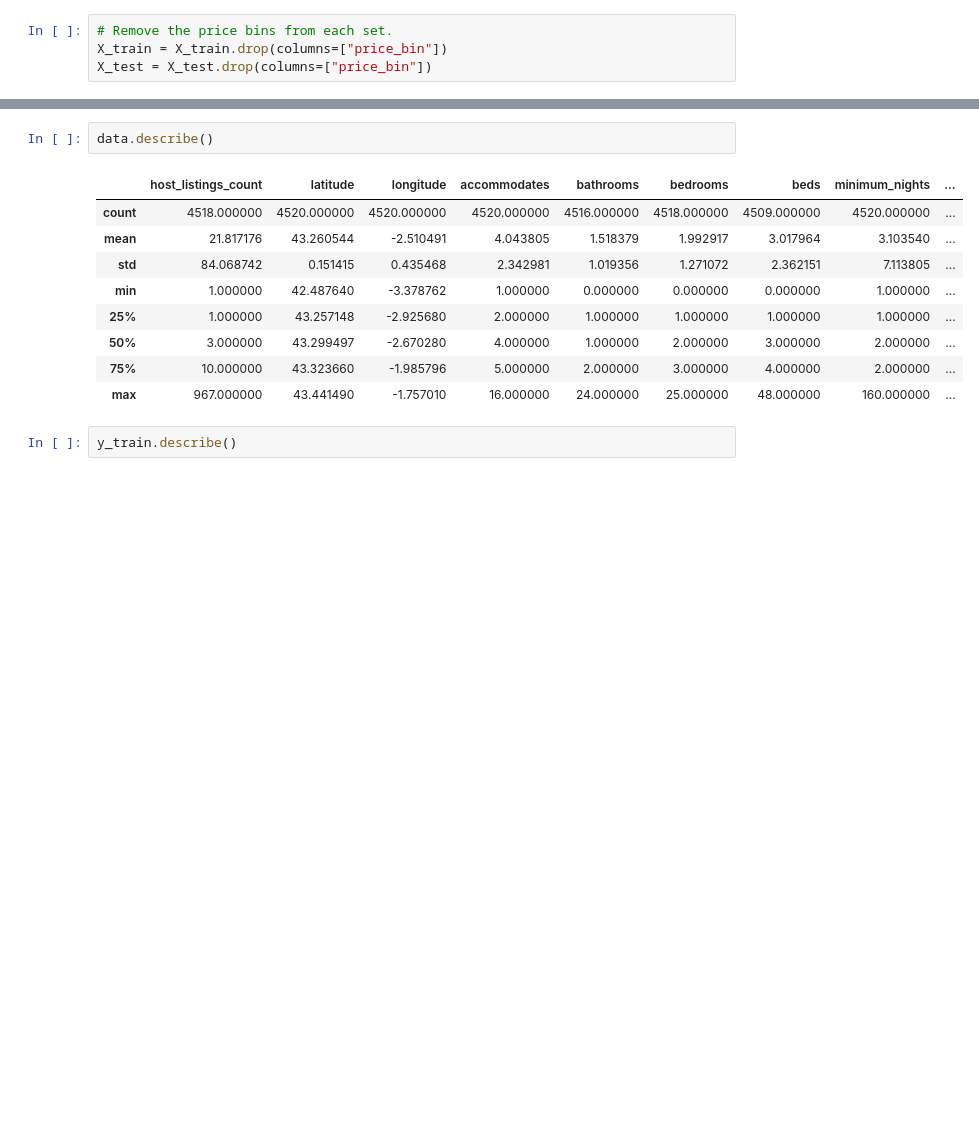
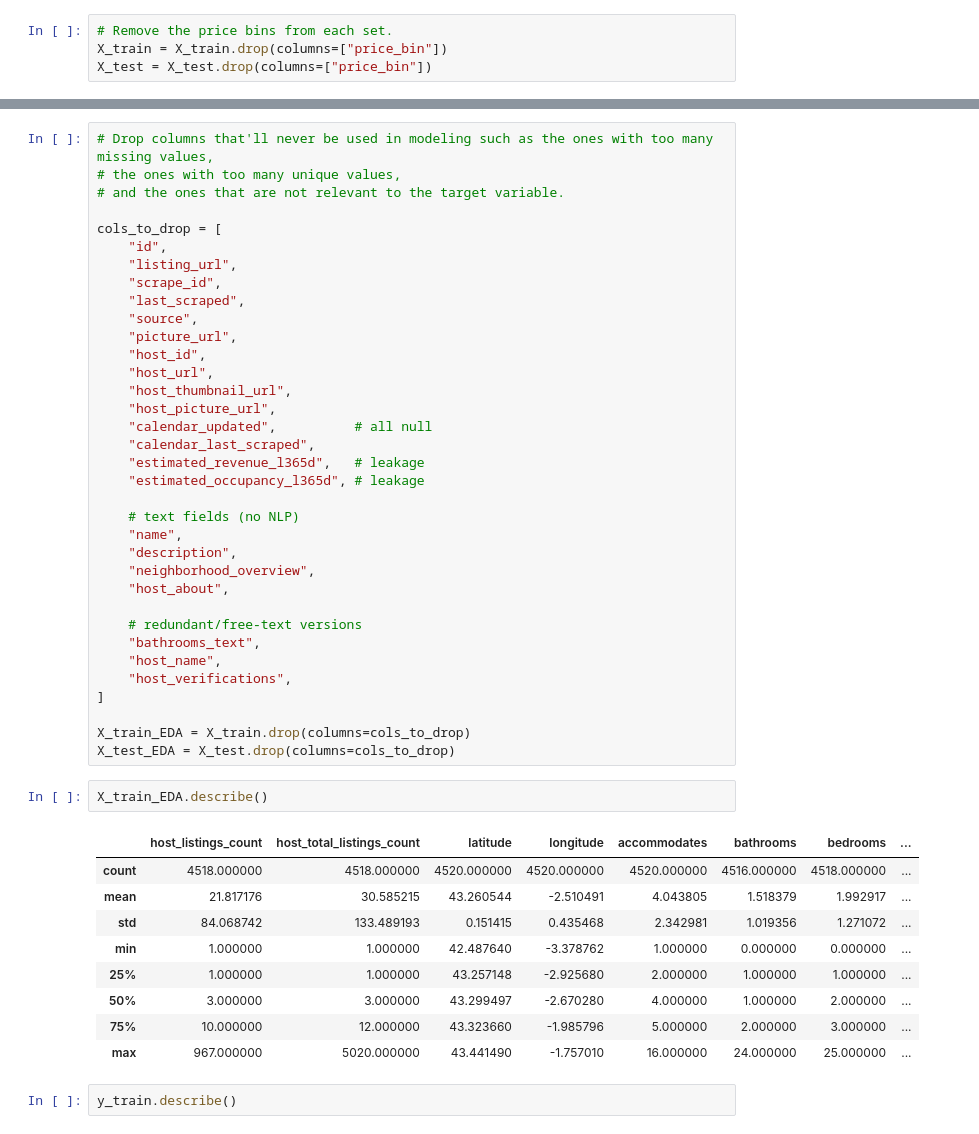
Before and after one commit to Batujan/Airbnb_Basque_Country_Price_Prediction, a Jupyter notebook: notebooks/01_data_exploration.ipynb, the cells around one changed output, grey strips where cells are left out. Cells and saved outputs as stored; diff of their text form; blank space fills up the shorter version.

```diff
--- a/notebooks/01_data_exploration.ipynb
+++ b/notebooks/01_data_exploration.ipynb
@@ -195,15 +144,50 @@ data = data.drop(columns=cols_to_drop)
+# %%
+# Drop columns that'll never be used in modeling such as the ones with too many missing values,
+# the ones with too many unique values,
+# and the ones that are not relevant to the target variable.
+
+cols_to_drop = [
+    "id",
+    "listing_url",
+    "scrape_id",
+    "last_scraped",
+    "source",
+    "picture_url",
+    "host_id",
+    "host_url",
+    "host_thumbnail_url",
+    "host_picture_url",
+    "calendar_updated",          # all null
+    "calendar_last_scraped",
+    "estimated_revenue_l365d",   # leakage
+    "estimated_occupancy_l365d", # leakage
+
+    # text fields (no NLP)
+    "name",
+    "description",
+    "neighborhood_overview",
+    "host_about",
+
+    # redundant/free-text versions
+    "bathrooms_text",
+    "host_name",
+    "host_verifications",
+]
+
+X_train_EDA = X_train.drop(columns=cols_to_drop)
+X_test_EDA = X_test.drop(columns=cols_to_drop)
 # %%
-data.describe()
+X_train_EDA.describe()
 # %% [output]
-|  | host_listings_count | latitude | longitude | accommodates | bathrooms | bedrooms | beds | minimum_nights | ... |
-| count | 4518.000000 | 4520.000000 | 4520.000000 | 4520.000000 | 4516.000000 | 4518.000000 | 4509.000000 | 4520.000000 | ... |
-| mean | 21.817176 | 43.260544 | -2.510491 | 4.043805 | 1.518379 | 1.992917 | 3.017964 | 3.103540 | ... |
-| std | 84.068742 | 0.151415 | 0.435468 | 2.342981 | 1.019356 | 1.271072 | 2.362151 | 7.113805 | ... |
-| min | 1.000000 | 42.487640 | -3.378762 | 1.000000 | 0.000000 | 0.000000 | 0.000000 | 1.000000 | ... |
-| 25% | 1.000000 | 43.257148 | -2.925680 | 2.000000 | 1.000000 | 1.000000 | 1.000000 | 1.000000 | ... |
-| 50% | 3.000000 | 43.299497 | -2.670280 | 4.000000 | 1.000000 | 2.000000 | 3.000000 | 2.000000 | ... |
-| 75% | 10.000000 | 43.323660 | -1.985796 | 5.000000 | 2.000000 | 3.000000 | 4.000000 | 2.000000 | ... |
-| max | 967.000000 | 43.441490 | -1.757010 | 16.000000 | 24.000000 | 25.000000 | 48.000000 | 160.000000 | ... |
+|  | host_listings_count | host_total_listings_count | latitude | longitude | accommodates | bathrooms | bedrooms | ... |
+| count | 4518.000000 | 4518.000000 | 4520.000000 | 4520.000000 | 4520.000000 | 4516.000000 | 4518.000000 | ... |
+| mean | 21.817176 | 30.585215 | 43.260544 | -2.510491 | 4.043805 | 1.518379 | 1.992917 | ... |
+| std | 84.068742 | 133.489193 | 0.151415 | 0.435468 | 2.342981 | 1.019356 | 1.271072 | ... |
+| min | 1.000000 | 1.000000 | 42.487640 | -3.378762 | 1.000000 | 0.000000 | 0.000000 | ... |
+| 25% | 1.000000 | 1.000000 | 43.257148 | -2.925680 | 2.000000 | 1.000000 | 1.000000 | ... |
+| 50% | 3.000000 | 3.000000 | 43.299497 | -2.670280 | 4.000000 | 1.000000 | 2.000000 | ... |
+| 75% | 10.000000 | 12.000000 | 43.323660 | -1.985796 | 5.000000 | 2.000000 | 3.000000 | ... |
+| max | 967.000000 | 5020.000000 | 43.441490 | -1.757010 | 16.000000 | 24.000000 | 25.000000 | ... |
 # %%
 y_train.describe()
 # %% [output]
```
Also changed, not shown: parts of 36 cells of this notebook.
